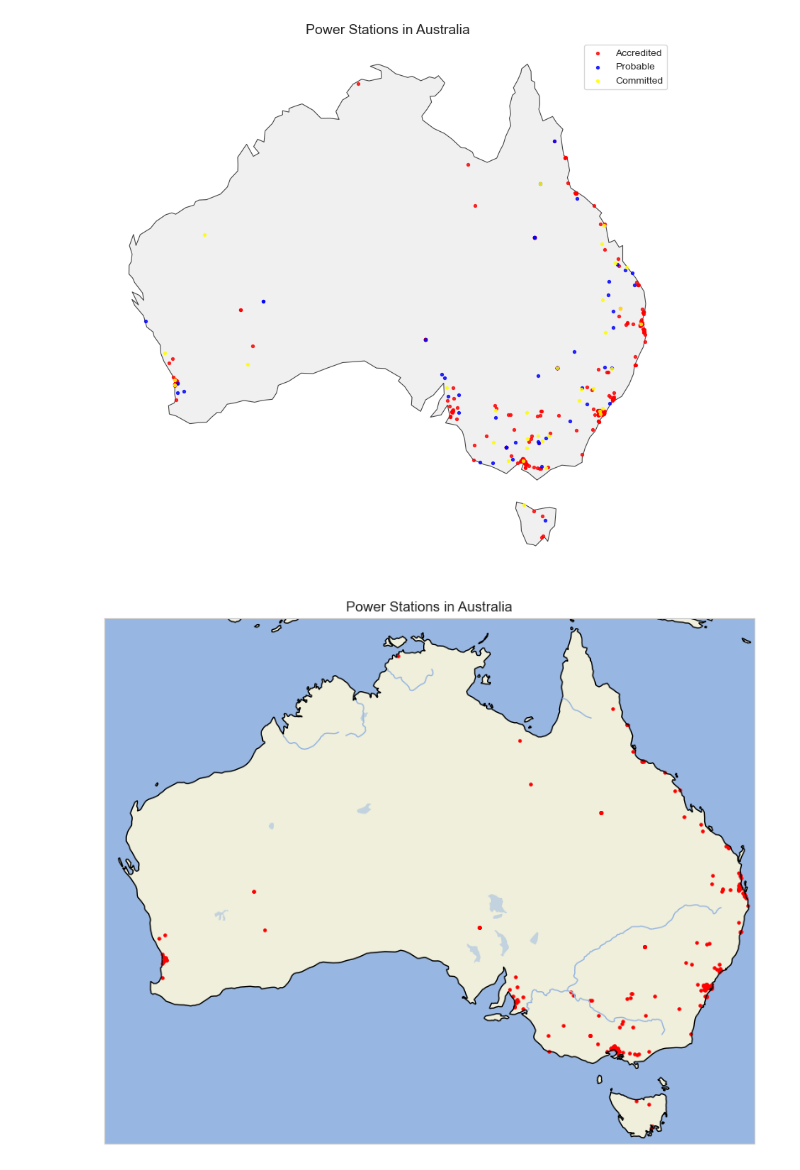
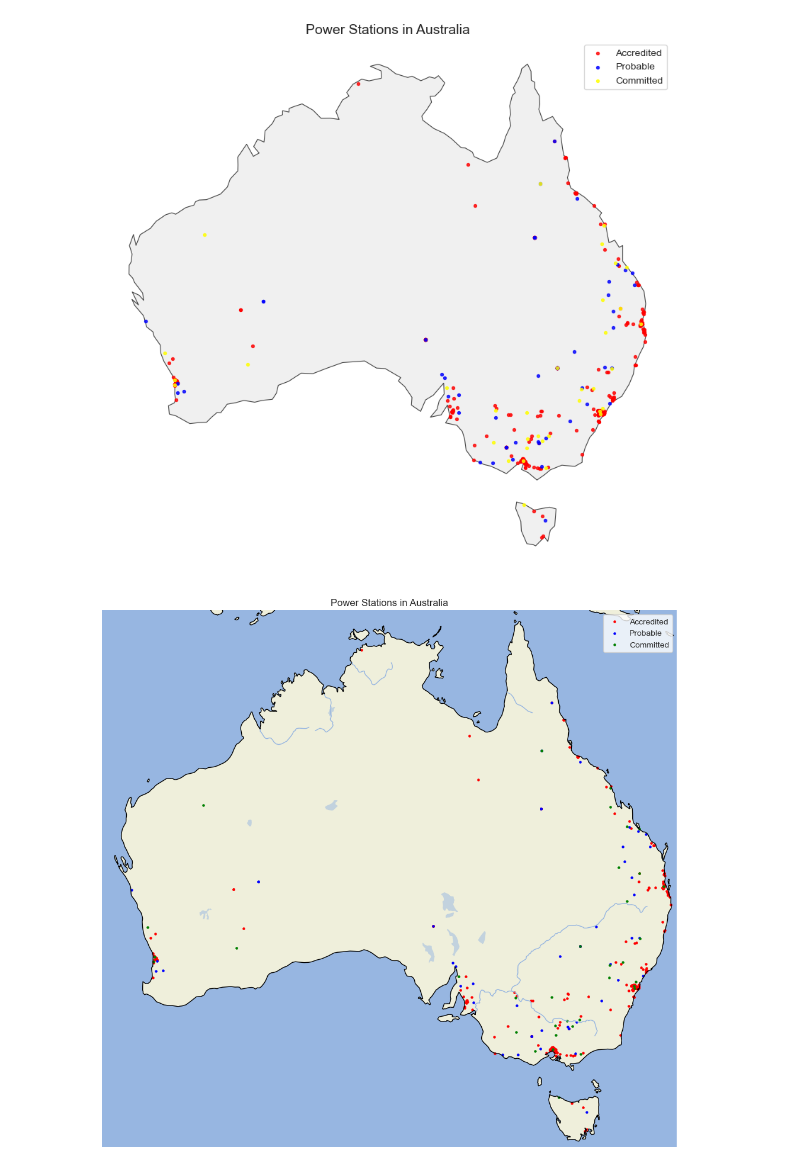
Before and after one commit to jasper-jiang-0615/comp5339, a Jupyter notebook: Assignment/Assignment1/comp5339_assignment1.ipynb, the cells around one changed output. Saved outputs shown, nothing was run; the diff lists cells and outputs as text; code cells hidden in the pictures.

```diff
--- a/Assignment/Assignment1/comp5339_assignment1.ipynb
+++ b/Assignment/Assignment1/comp5339_assignment1.ipynb
@@ -501,15 +695,3 @@ accredited_power_station.to_csv("./abs_csv/accredited_power_station_with_lat_lng
 | 278 | SRPVWAN8 | Rose Farms | WA | 6220 | 0.2000 | Solar | ... |
 | 279 | SRPYNSE3 | Suprima Bakeries Pty Ltd | NSW | 2566 | 0.7510 | Solar | ... |
 280 rows × 17 columns
-# %%
-accredited_power_station =  pd.read_csv("./abs_csv/accredited_power_station_with_lat_lng.csv")
-accredited_power_station['Accreditation start date'] = pd.to_datetime(
-    accredited_power_station['Accreditation start date'],
-    format="%d/%m/%Y",
-    errors='coerce').dt.date
-accredited_power_station['Approval date'] = pd.to_datetime(
-    accredited_power_station['Approval date'],
-    format="%d/%m/%Y",
-    errors='coerce'
-).dt.date
-accredited_power_station
@@ -851,44 +766,32 @@ plt.show()
 # %% [output]
 [figure]
 # %%
-
-import geopandas
-import pandas as pd
-import matplotlib.pyplot as plt
-import cartopy.crs as ccrs
-import cartopy.feature as cfeature
-
-# Read the data
-df = pd.read_csv("./abs_csv/accredited_power_station_with_lat_lng.csv")
-
-# Create a GeoDataFrame
-gdf = geopandas.GeoDataFrame(
-    df, geometry=geopandas.points_from_xy(df.lng, df.lat))
-
 # Create a plot with a map projection
 fig = plt.figure(figsize=(10, 10))
 ax = fig.add_subplot(1, 1, 1, projection=ccrs.PlateCarree())
 
 # Add Natural Earth features
 ax.add_feature(cfeature.LAND)
 ax.add_feature(cfeature.OCEAN)
 ax.add_feature(cfeature.COASTLINE)
 ax.add_feature(cfeature.BORDERS, linestyle=':')
 ax.add_feature(cfeature.LAKES, alpha=0.5)
 ax.add_feature(cfeature.RIVERS)
 
 # Set the extent to Australia
 ax.set_extent([112, 154, -44, -10], crs=ccrs.PlateCarree())
 
 # Plot the power stations
-gdf.plot(ax=ax, marker='o', color='red', markersize=5, transform=ccrs.Geodetic())
+gdf1.plot(ax=ax, marker='o', color='red', markersize=5, transform=ccrs.Geodetic(),label='Accredited')
+gdf2.plot(ax=ax, marker='o', color='blue', markersize=5, transform=ccrs.Geodetic(),label='Probable')
+gdf3.plot(ax=ax, marker='o', color='green', markersize=5, transform=ccrs.Geodetic(),label='Committed')
 
 # Set title
 plt.title("Power Stations in Australia")
 
-# Save the map
-plt.savefig("power_stations_map.png")
-
+ax.set_axis_off()
+ax.legend()   # 显示图例
+plt.tight_layout()
 plt.show()
 # %% [output]
-[figure, old version]
+[figure, new version]
```
Also changed, not shown: parts of 54 cells of this notebook.
